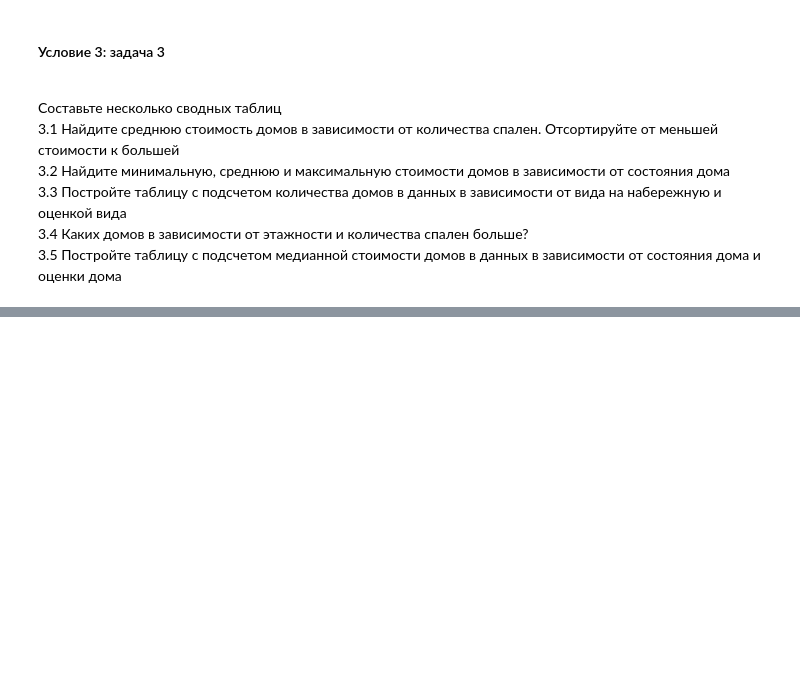
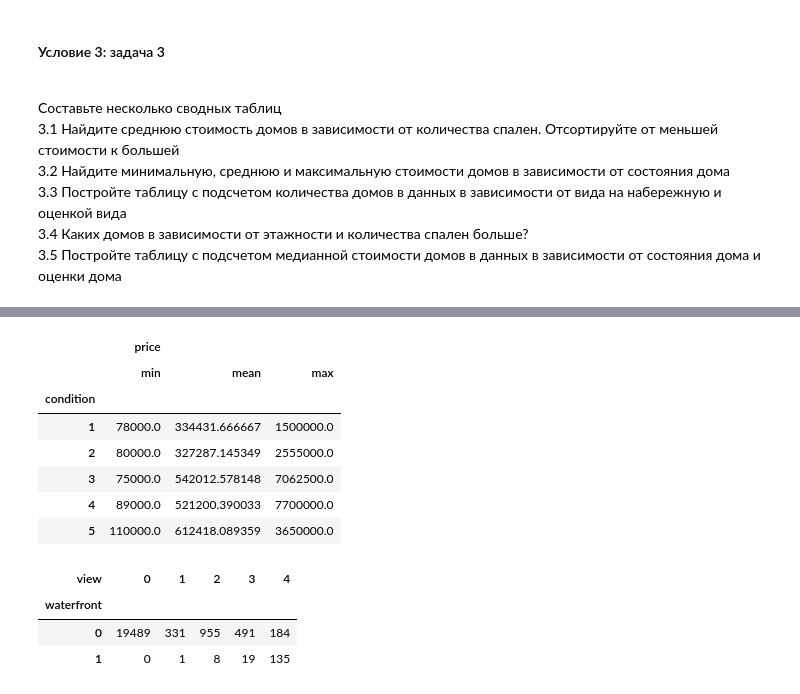
Before and after one commit to BoginskiyVV/Basic_Py, a Jupyter notebook: HW3/Task3.ipynb, the cells around one changed output, grey strips where cells are left out. Cells and saved outputs as stored; diff of their text form; code cells hidden in the pictures; blank space fills up the shorter version.

```diff
--- a/HW3/Task3.ipynb
+++ b/HW3/Task3.ipynb
@@ -139,0 +169,18 @@ clients.head()
+# %%
+df.groupby('condition').agg({'price': ['min', 'mean', 'max']})
+# %% [output]
+|  | price |  |  |
+|  | min | mean | max |
+| condition |  |  |  |
+| 1 | 78000.0 | 334431.666667 | 1500000.0 |
+| 2 | 80000.0 | 327287.145349 | 2555000.0 |
+| 3 | 75000.0 | 542012.578148 | 7062500.0 |
+| 4 | 89000.0 | 521200.390033 | 7700000.0 |
+| 5 | 110000.0 | 612418.089359 | 3650000.0 |
+# %%
+df.pivot_table(index='waterfront', columns='view', values='id', aggfunc='count', fill_value=0)
+# %% [output]
+| view | 0 | 1 | 2 | 3 | 4 |
+| waterfront |  |  |  |  |  |
+| 0 | 19489 | 331 | 955 | 491 | 184 |
+| 1 | 0 | 1 | 8 | 19 | 135 |
```
Also changed, not shown: parts of 4 cells of this notebook.
